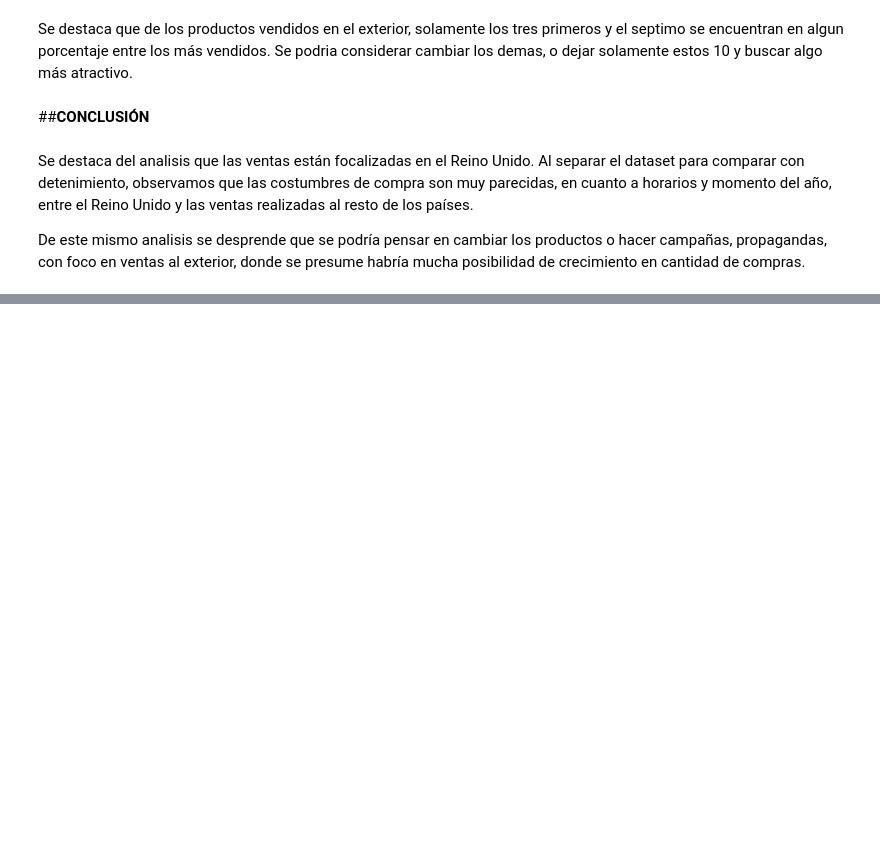
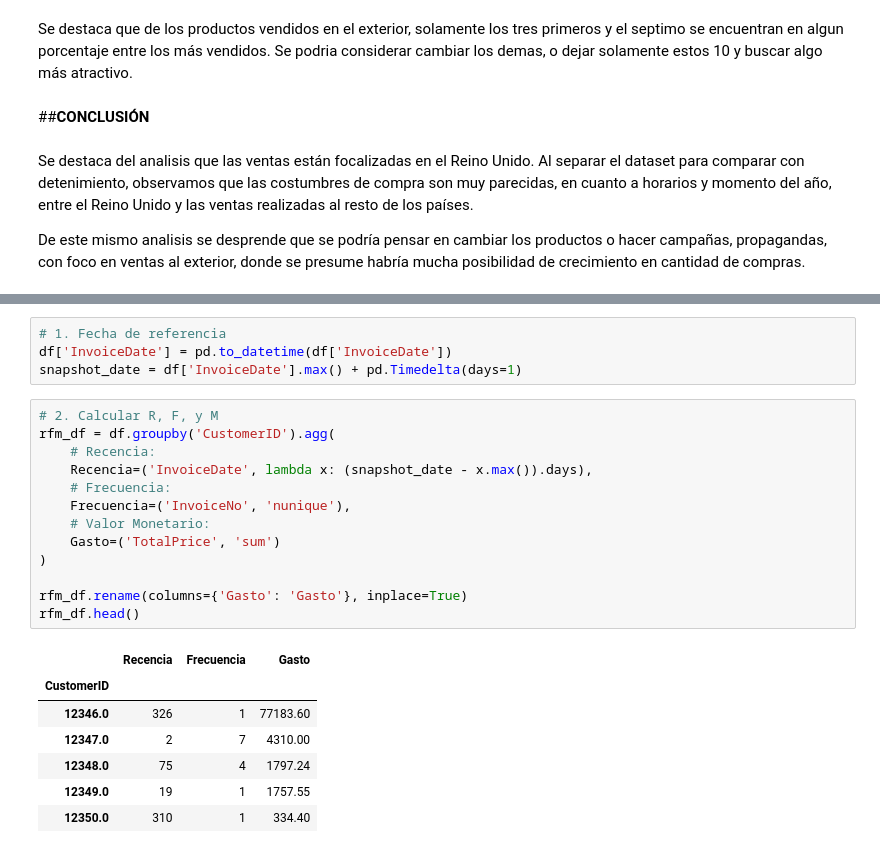
Before and after one commit to florcisco/Online-Retail-Analysis, a Jupyter notebook: Online_Retail_Analysis.ipynb, the cells around one changed output, grey strips where cells are left out. Cells and saved outputs as stored; diff of their text form; blank space fills up the shorter version.

```diff
--- a/Online_Retail_Analysis.ipynb
+++ b/Online_Retail_Analysis.ipynb
@@ -292,0 +329,25 @@ De este mismo analisis se desprende que se podría pensar en cambiar los product
+# %%
+# 1. Fecha de referencia
+df['InvoiceDate'] = pd.to_datetime(df['InvoiceDate'])
+snapshot_date = df['InvoiceDate'].max() + pd.Timedelta(days=1)
+# %%
+# 2. Calcular R, F, y M
+rfm_df = df.groupby('CustomerID').agg(
+    # Recencia:
+    Recencia=('InvoiceDate', lambda x: (snapshot_date - x.max()).days),
+    # Frecuencia:
+    Frecuencia=('InvoiceNo', 'nunique'),
+    # Valor Monetario:
+    Gasto=('TotalPrice', 'sum')
+)
+
+rfm_df.rename(columns={'Gasto': 'Gasto'}, inplace=True)
+rfm_df.head()
+# %% [output]
+|  | Recencia | Frecuencia | Gasto |
+| CustomerID |  |  |  |
+| 12346.0 | 326 | 1 | 77183.60 |
+| 12347.0 | 2 | 7 | 4310.00 |
+| 12348.0 | 75 | 4 | 1797.24 |
+| 12349.0 | 19 | 1 | 1757.55 |
+| 12350.0 | 310 | 1 | 334.40 |
```
Also changed, not shown: parts of 21 cells of this notebook.
